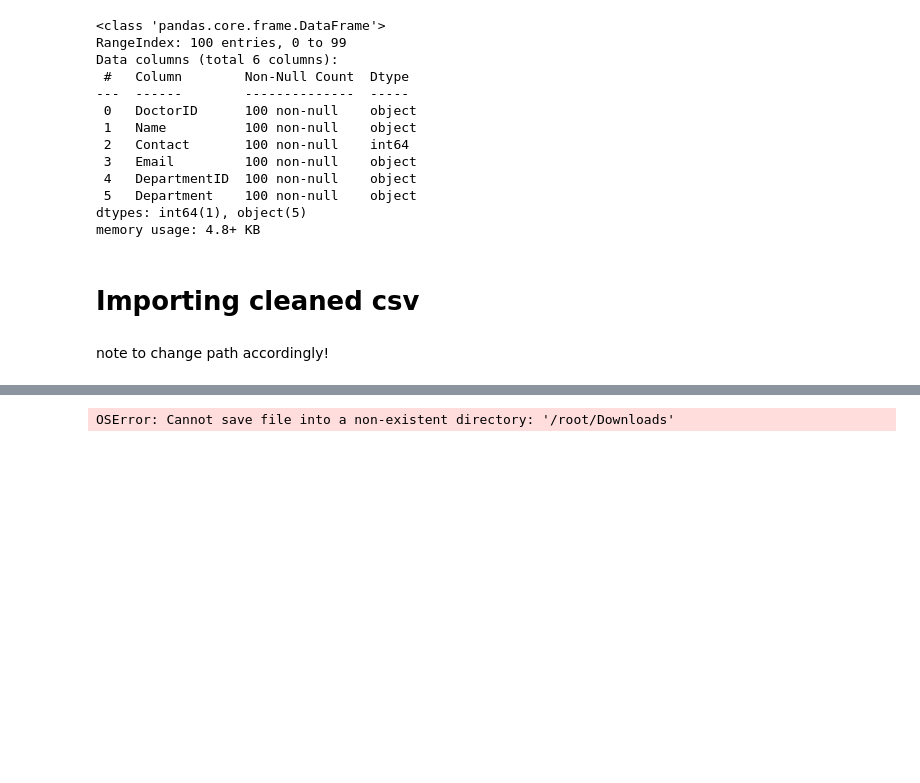
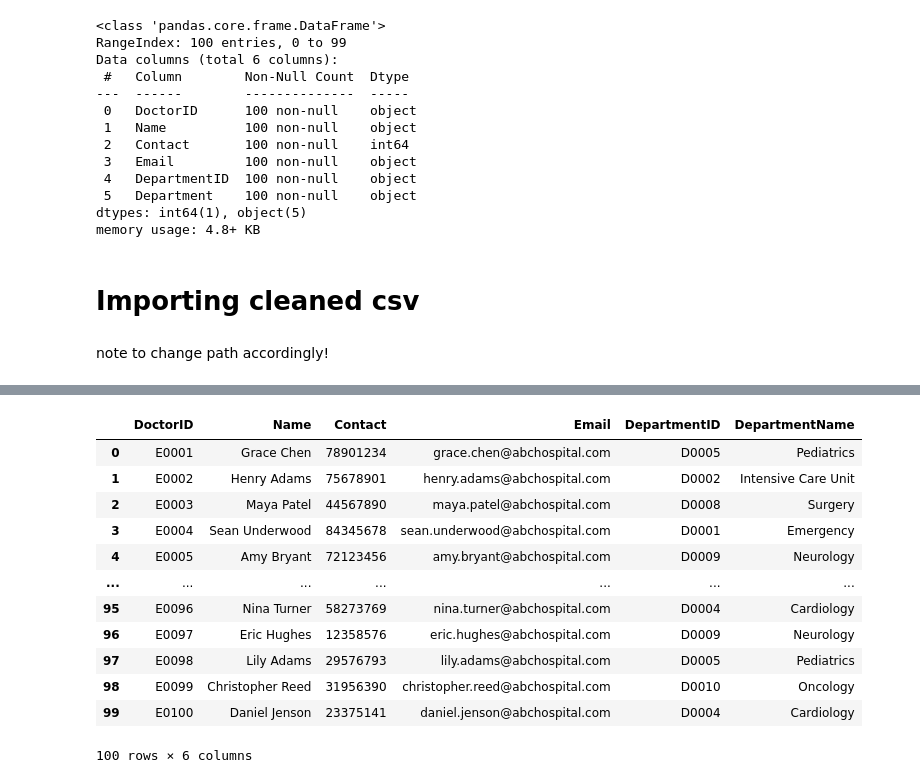
Before and after one commit to ATLAS097/Data-Engineering-CA2, a Jupyter notebook: data_cleaning.ipynb, the cells around one changed output, grey strips where cells are left out. Drawn from its saved outputs; the diff is of its cells as text; code cells hidden in the pictures; blank space fills up the shorter version.

```diff
--- a/data_cleaning.ipynb
+++ b/data_cleaning.ipynb
@@ -1011,22 +1128,38 @@ note to change path accordingly!
+# %%
+staff
+# %% [output]
+|  | DoctorID | Name | Contact | Email | DepartmentID | DepartmentName |
+| 0 | E0001 | Grace Chen | 78901234 | grace.chen@abchospital.com | D0005 | Pediatrics |
+| 1 | E0002 | Henry Adams | 75678901 | henry.adams@abchospital.com | D0002 | Intensive Care Unit |
+| 2 | E0003 | Maya Patel | 44567890 | maya.patel@abchospital.com | D0008 | Surgery |
+| 3 | E0004 | Sean Underwood | 84345678 | sean.underwood@abchospital.com | D0001 | Emergency |
+| 4 | E0005 | Amy Bryant | 72123456 | amy.bryant@abchospital.com | D0009 | Neurology |
+| ... | ... | ... | ... | ... | ... | ... |
+| 95 | E0096 | Nina Turner | 58273769 | nina.turner@abchospital.com | D0004 | Cardiology |
+| 96 | E0097 | Eric Hughes | 12358576 | eric.hughes@abchospital.com | D0009 | Neurology |
+| 97 | E0098 | Lily Adams | 29576793 | lily.adams@abchospital.com | D0005 | Pediatrics |
+| 98 | E0099 | Christopher Reed | 31956390 | christopher.reed@abchospital.com | D0010 | Oncology |
+| 99 | E0100 | Daniel Jenson | 23375141 | daniel.jenson@abchospital.com | D0004 | Cardiology |
+100 rows × 6 columns
 # %%
-import os
+# import os
 
-# Rename columns to match SQL schema
-patient.rename(columns={
-    'Name': 'PatientName',
-    'email': 'Email'
-}, inplace=True)
+# # Assuming your DataFrame is named `doctor`
 
-# Convert Contact to string to match VARCHAR(10) in SQL
-patient['Contact'] = patient['Contact'].astype(str)
+# # Rename Name to DoctorName
+# staff.rename(columns={'Name': 'DoctorName'}, inplace=True)
 
-# Define path to save the new CSV (Downloads folder)
-download_path = os.path.expanduser('~/Downloads/patient.csv')
+# # Convert Contact to string to match VARCHAR(10)
+# staff['Contact'] = staff['Contact'].astype(str)
 
-# Save the updated DataFrame to CSV without the index column
-patient.to_csv(download_path, index=False)
+# # Drop the extra Department column since it's not in the SQL table
+# staff.drop(columns=['Department'], inplace=True)
 
-print(f"Modified patient.csv saved to {download_path}")
+# # Define path to save to Downloads folder
+# download_path = os.path.expanduser('~/Downloads/doctor.csv')
+
+# # Save modified DataFrame to CSV
+# staff.to_csv(download_path, index=False)
+
+# print(f"Modified doctor.csv saved to {download_path}")
-# %% [output]
-OSError: Cannot save file into a non-existent directory: '/root/Downloads'
 # %%
```
Also changed, not shown: parts of 15 cells of this notebook.
